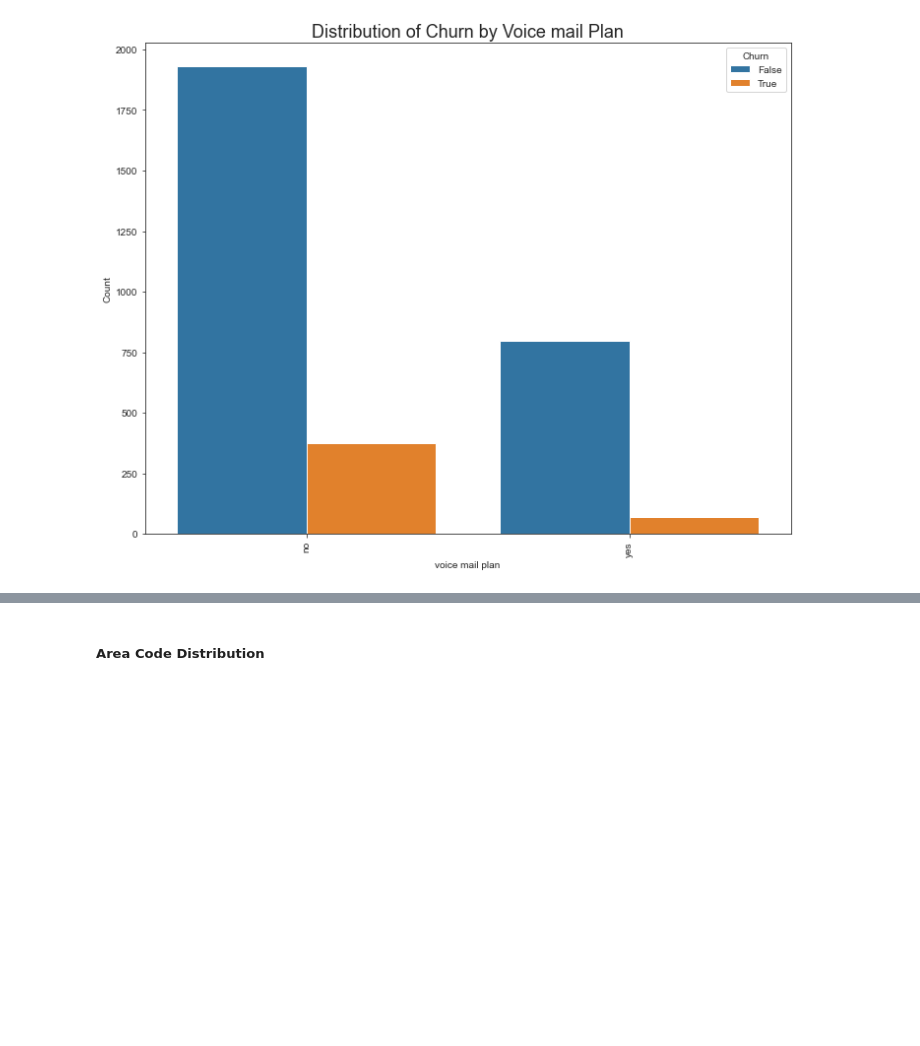
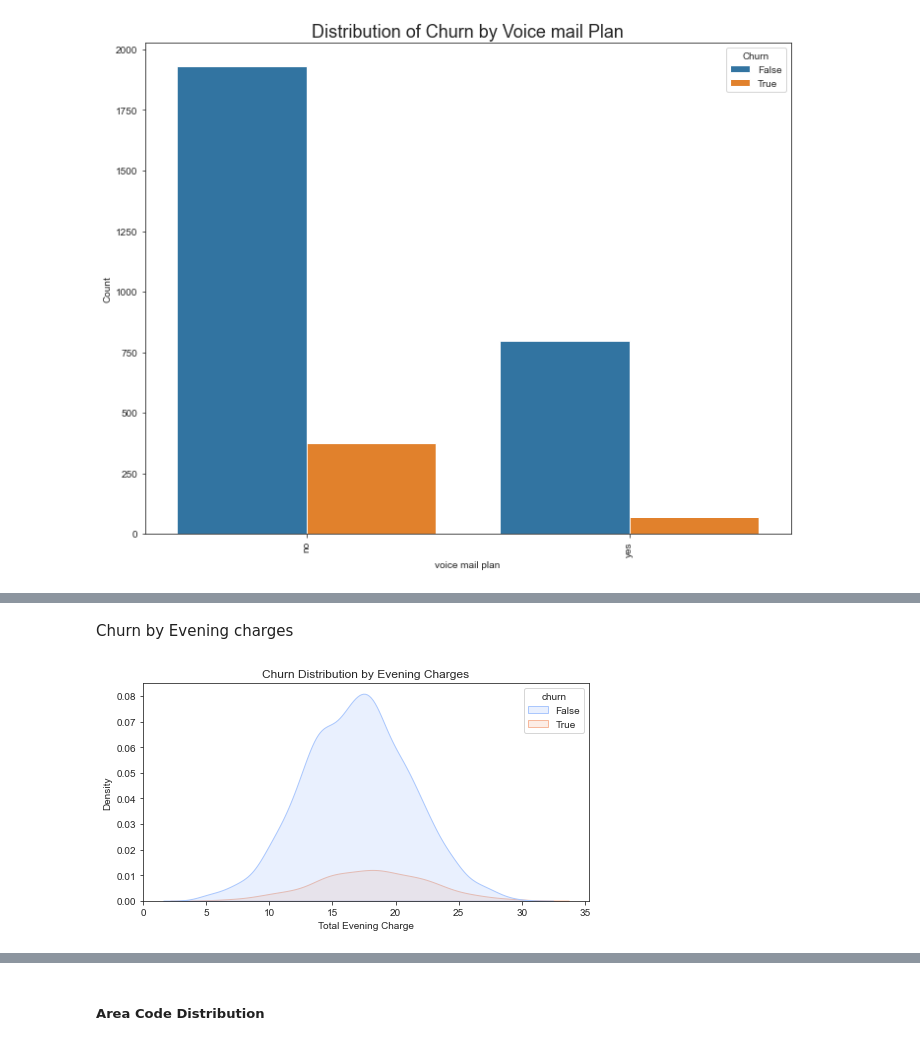
Before and after one commit to ANGI3MAINA/SyriaTel-Customer-Churn-Prediction, a Jupyter notebook: code.ipynb, the cells around one changed output, grey strips where cells are left out. Cells and saved outputs as stored; diff of their text form; code cells hidden in the pictures; blank space fills up the shorter version.

```diff
--- a/code.ipynb
+++ b/code.ipynb
@@ -486,0 +520,6 @@ plot_categorical_by_churn(df, 'voice mail plan', 'Distribution of Churn by Voice
+# %% [markdown]
+Churn by Evening charges
+# %%
+plot_churn_kde(df, 'total eve charge', 'Evening')
+# %% [output]
+[figure, added]
```
Also changed, not shown: parts of 7 cells of this notebook.
